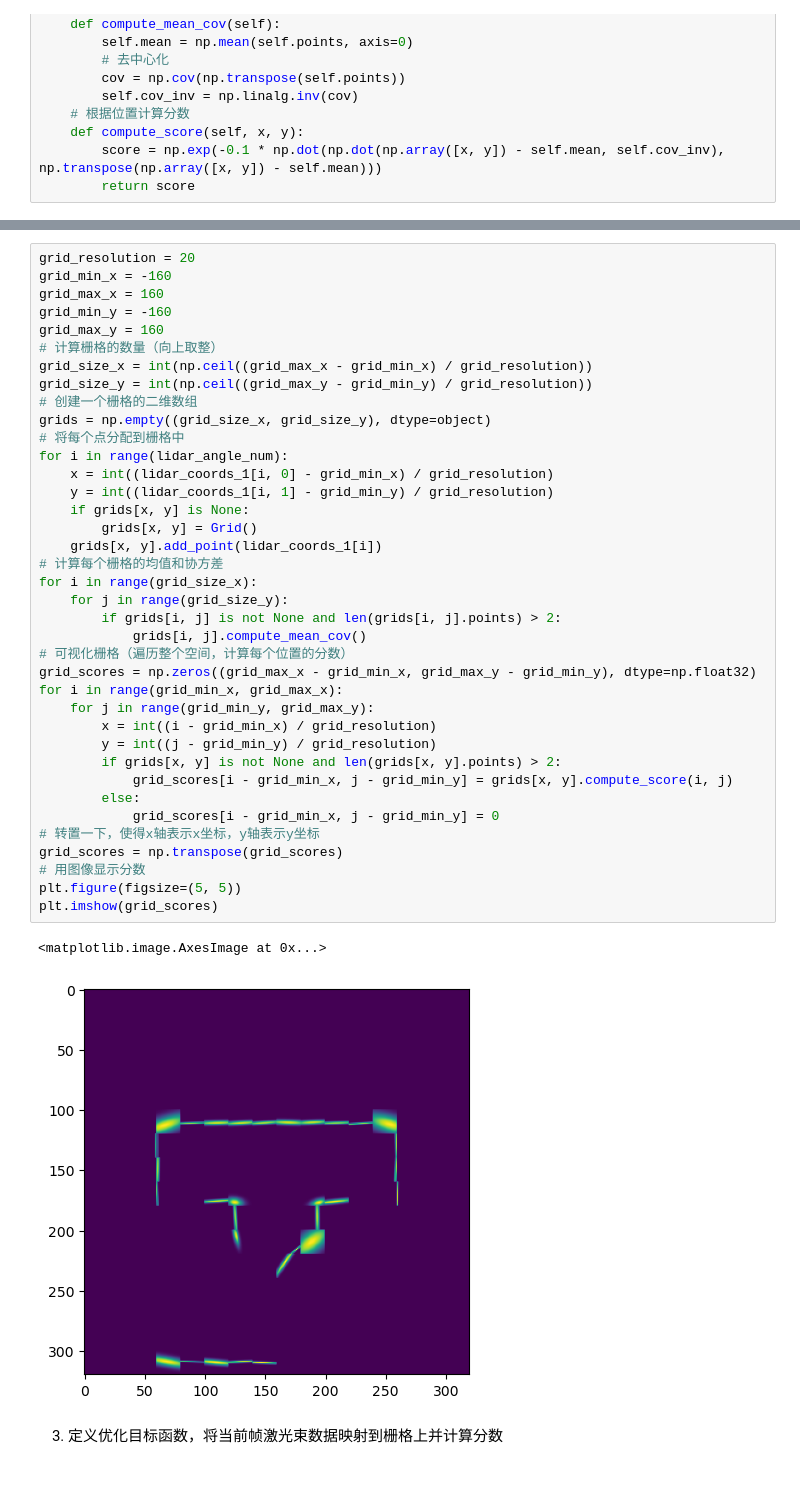
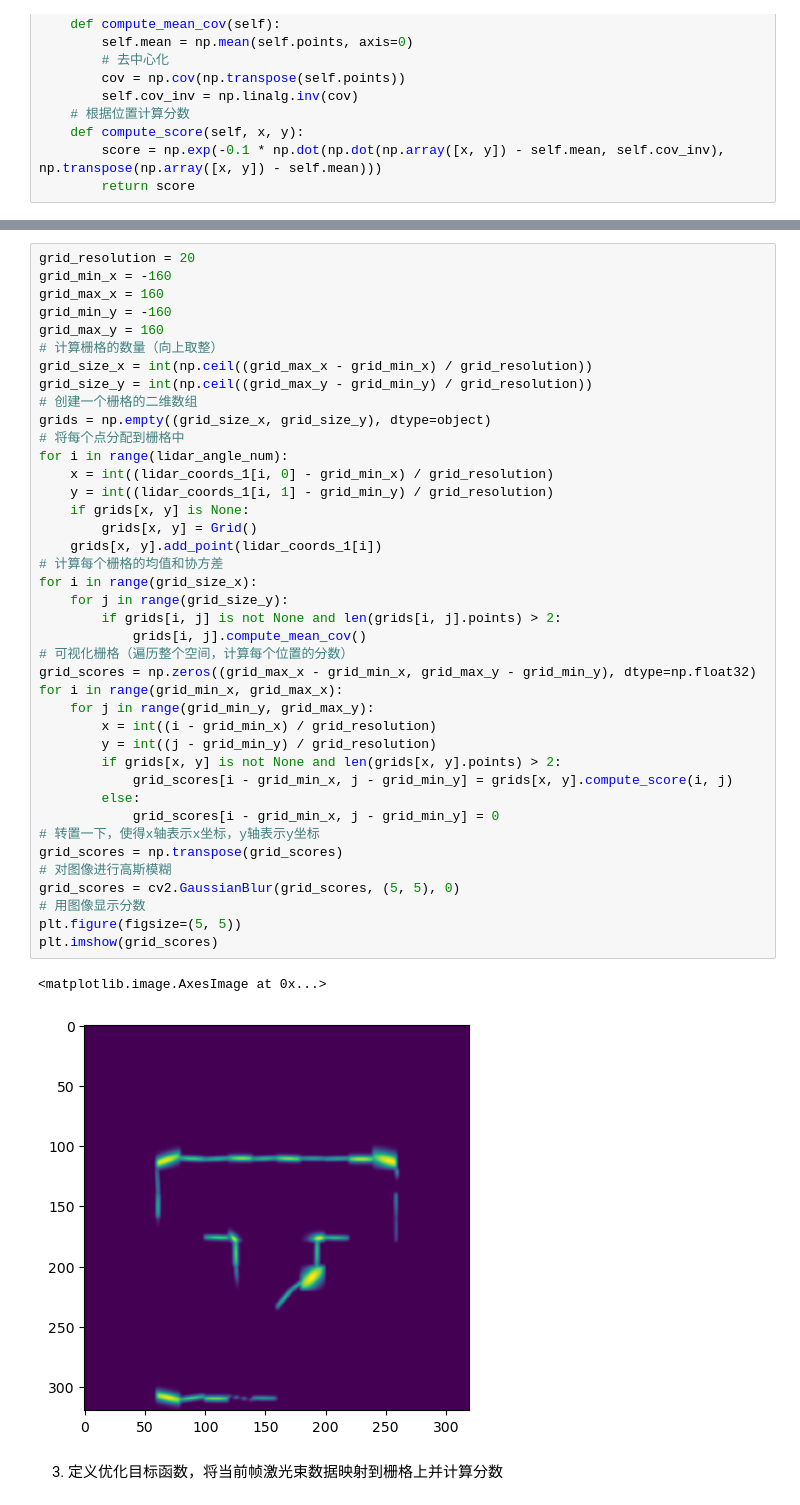
Before and after one commit to jimazeyu/slam_in_python, a Jupyter notebook: front_end/ndt.ipynb, the cells around one changed output, grey strips where cells are left out. Saved outputs shown, nothing was run; the diff lists cells and outputs as text.

```diff
--- a/front_end/ndt.ipynb
+++ b/front_end/ndt.ipynb
@@ -134,34 +136,36 @@ grid_size_y = int(np.ceil((grid_max_y - grid_min_y) / grid_resolution))
 grids = np.empty((grid_size_x, grid_size_y), dtype=object)
 # 将每个点分配到栅格中
 for i in range(lidar_angle_num):
     x = int((lidar_coords_1[i, 0] - grid_min_x) / grid_resolution)
     y = int((lidar_coords_1[i, 1] - grid_min_y) / grid_resolution)
     if grids[x, y] is None:
         grids[x, y] = Grid()
     grids[x, y].add_point(lidar_coords_1[i])
 # 计算每个栅格的均值和协方差
 for i in range(grid_size_x):
     for j in range(grid_size_y):
         if grids[i, j] is not None and len(grids[i, j].points) > 2:
             grids[i, j].compute_mean_cov()
 # 可视化栅格（遍历整个空间，计算每个位置的分数）
 grid_scores = np.zeros((grid_max_x - grid_min_x, grid_max_y - grid_min_y), dtype=np.float32)
 for i in range(grid_min_x, grid_max_x):
     for j in range(grid_min_y, grid_max_y):
         x = int((i - grid_min_x) / grid_resolution)
         y = int((j - grid_min_y) / grid_resolution)
         if grids[x, y] is not None and len(grids[x, y].points) > 2:
             grid_scores[i - grid_min_x, j - grid_min_y] = grids[x, y].compute_score(i, j)
         else:
             grid_scores[i - grid_min_x, j - grid_min_y] = 0
 # 转置一下，使得x轴表示x坐标，y轴表示y坐标
 grid_scores = np.transpose(grid_scores)
+# 对图像进行高斯模糊
+grid_scores = cv2.GaussianBlur(grid_scores, (5, 5), 0)
 # 用图像显示分数
 plt.figure(figsize=(5, 5))
 plt.imshow(grid_scores)
 # %% [output]
 <matplotlib.image.AxesImage at 0x...>
-[figure, old version]
+[figure, new version]
 # %% [markdown]
 3. 定义优化目标函数，将当前帧激光束数据映射到栅格上并计算分数
 # %%
```
Also changed, not shown: parts of 7 cells of this notebook.
